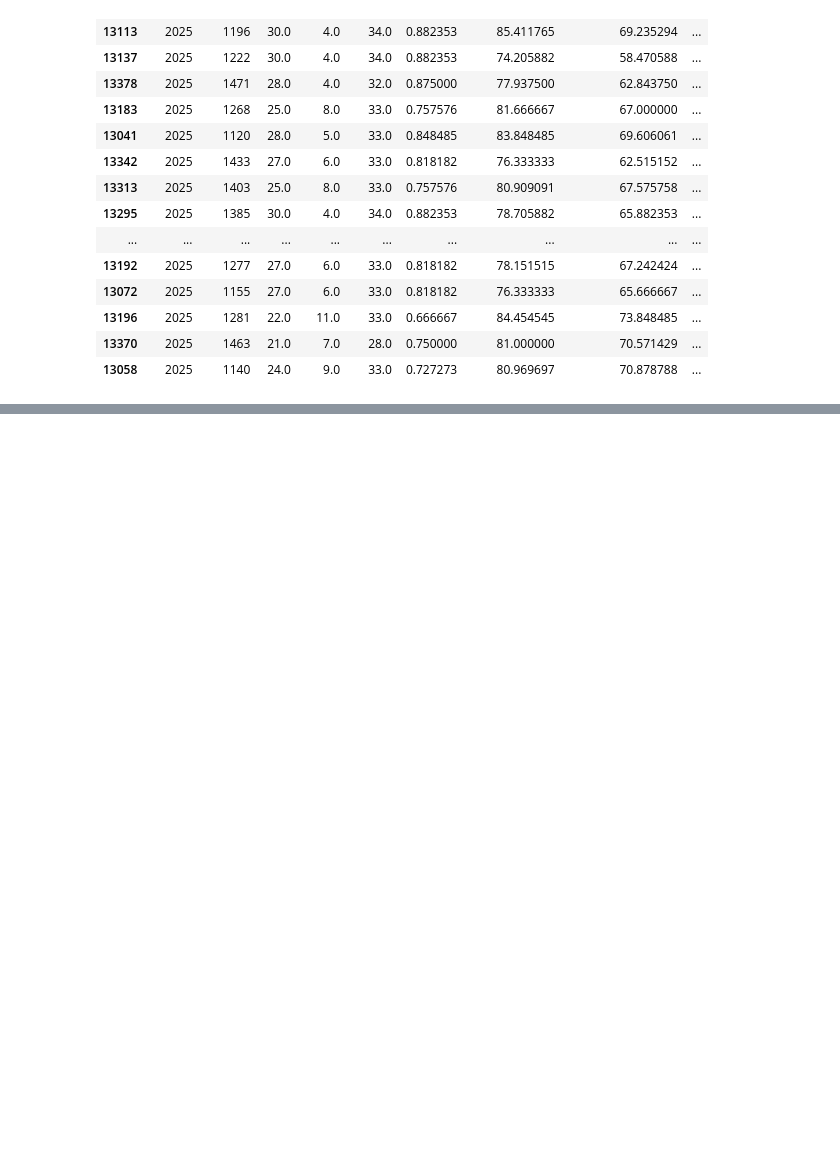
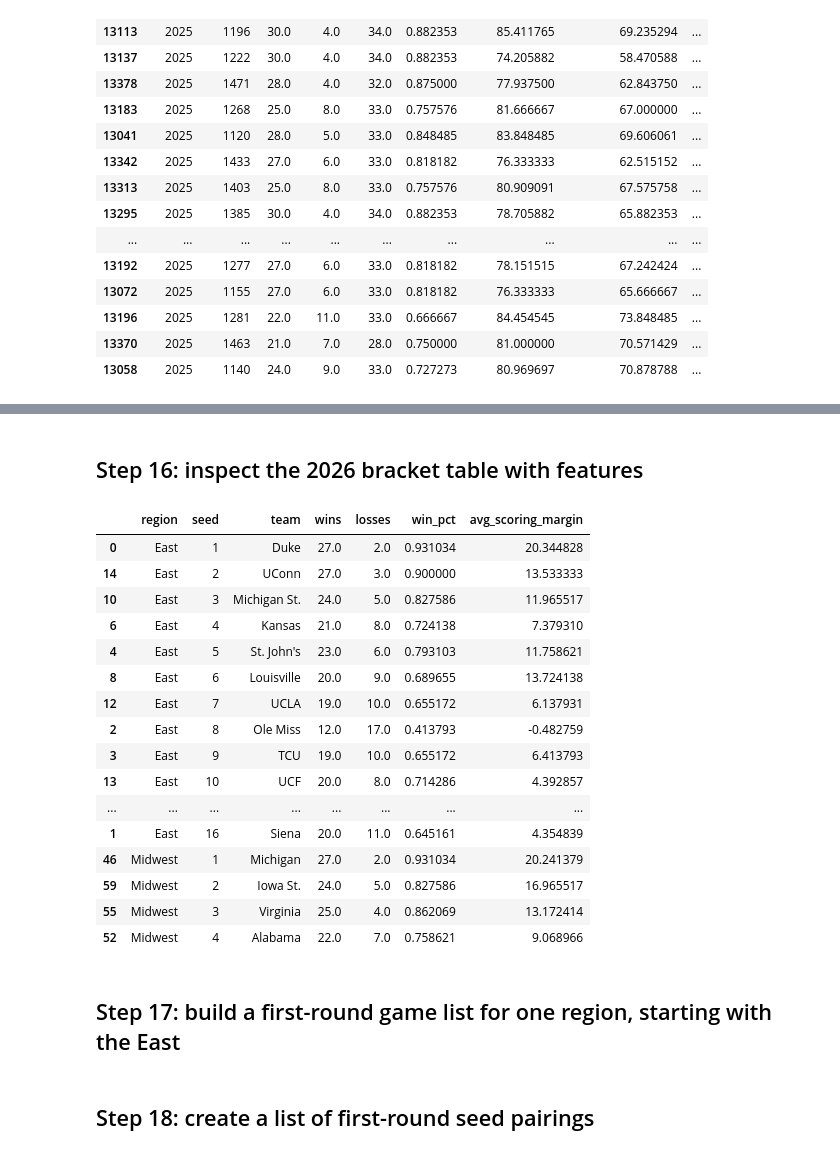
Before and after one commit to Andreachurchwell/march-madness-bracket-simulator, a Jupyter notebook: notebooks/exploration.ipynb, the cells around one changed output, grey strips where cells are left out. Cells and saved outputs as stored; diff of their text form; code cells hidden in the pictures; blank space fills up the shorter version.

```diff
--- a/notebooks/exploration.ipynb
+++ b/notebooks/exploration.ipynb
@@ -335,0 +778,28 @@ team_features_named[
+# %% [markdown]
+## Step 16: inspect the 2026 bracket table with features
+# %%
+bracket_with_features[
+    ["region", "seed", "team", "wins", "losses", "win_pct", "avg_scoring_margin"]
+].sort_values(["region", "seed"]).head(20)
+# %% [output]
+|  | region | seed | team | wins | losses | win_pct | avg_scoring_margin |
+| 0 | East | 1 | Duke | 27.0 | 2.0 | 0.931034 | 20.344828 |
+| 14 | East | 2 | UConn | 27.0 | 3.0 | 0.900000 | 13.533333 |
+| 10 | East | 3 | Michigan St. | 24.0 | 5.0 | 0.827586 | 11.965517 |
+| 6 | East | 4 | Kansas | 21.0 | 8.0 | 0.724138 | 7.379310 |
+| 4 | East | 5 | St. John's | 23.0 | 6.0 | 0.793103 | 11.758621 |
+| 8 | East | 6 | Louisville | 20.0 | 9.0 | 0.689655 | 13.724138 |
+| 12 | East | 7 | UCLA | 19.0 | 10.0 | 0.655172 | 6.137931 |
+| 2 | East | 8 | Ole Miss | 12.0 | 17.0 | 0.413793 | -0.482759 |
+| 3 | East | 9 | TCU | 19.0 | 10.0 | 0.655172 | 6.413793 |
+| 13 | East | 10 | UCF | 20.0 | 8.0 | 0.714286 | 4.392857 |
+| ... | ... | ... | ... | ... | ... | ... | ... |
+| 1 | East | 16 | Siena | 20.0 | 11.0 | 0.645161 | 4.354839 |
+| 46 | Midwest | 1 | Michigan | 27.0 | 2.0 | 0.931034 | 20.241379 |
+| 59 | Midwest | 2 | Iowa St. | 24.0 | 5.0 | 0.827586 | 16.965517 |
+| 55 | Midwest | 3 | Virginia | 25.0 | 4.0 | 0.862069 | 13.172414 |
+| 52 | Midwest | 4 | Alabama | 22.0 | 7.0 | 0.758621 | 9.068966 |
+# %% [markdown]
+## Step 17: build a first-round game list for one region, starting with the East
+# %% [markdown]
+## Step 18: create a list of first-round seed pairings
```
Also changed, not shown: parts of 97 cells of this notebook, 1 other file.
